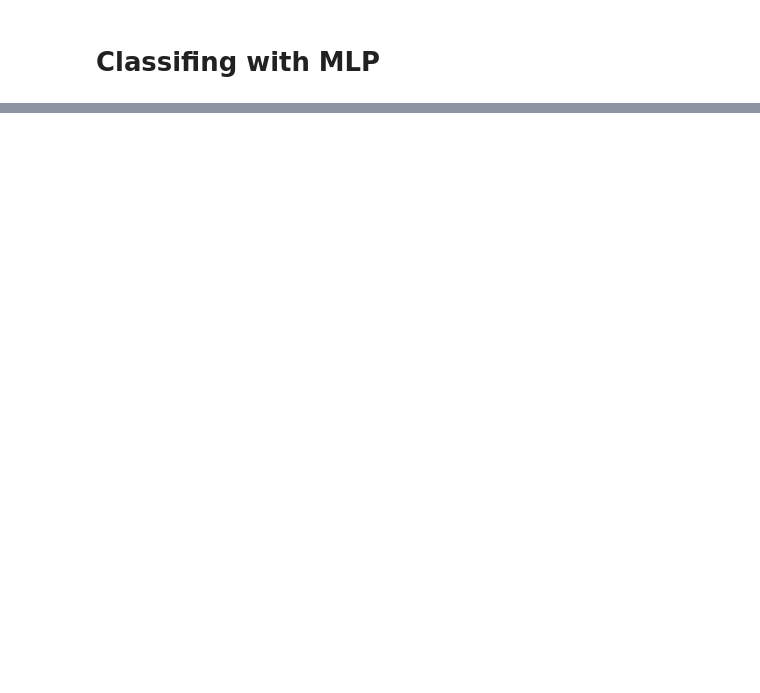
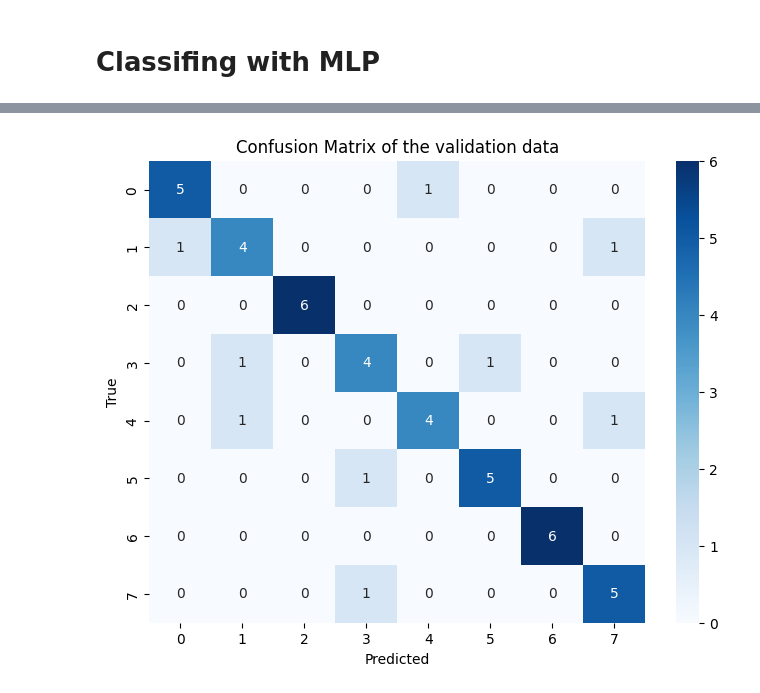
Before and after one commit to fbaltor/singal_processing_using_neural_networks_final_project, a Jupyter notebook: nn.ipynb, the cells around one changed output, grey strips where cells are left out. Cells and saved outputs as stored; diff of their text form; code cells hidden in the pictures; blank space fills up the shorter version.

```diff
--- a/nn.ipynb
+++ b/nn.ipynb
@@ -383,0 +426,18 @@ plt.show()
+# %%
+# Assuming model is already trained and X_test, y_test are the test data
+y_pred_prob = model.predict(X_validation)  # Get the predicted probabilities
+y_pred = np.argmax(y_pred_prob, axis=1)  # Get the predicted class labels
+
+y_true = np.argmax(Y_validation, axis=1)
+
+# Generate the confusion matrix
+cm = confusion_matrix(y_true, y_pred)
+
+# Visualize the confusion matrix
+plt.figure(figsize=(8, 6))
+sns.heatmap(cm, annot=True, fmt='d', cmap='Blues', xticklabels=np.arange(cm.shape[1]), yticklabels=np.arange(cm.shape[0]))
+plt.xlabel('Predicted')
+plt.ylabel('True')
+plt.title('Confusion Matrix of the validation data')
+plt.show()
+# %% [output]
@@ -383,0 +445 @@ plt.show()
+[figure, added]
```
Also changed, not shown: parts of 14 cells of this notebook.
